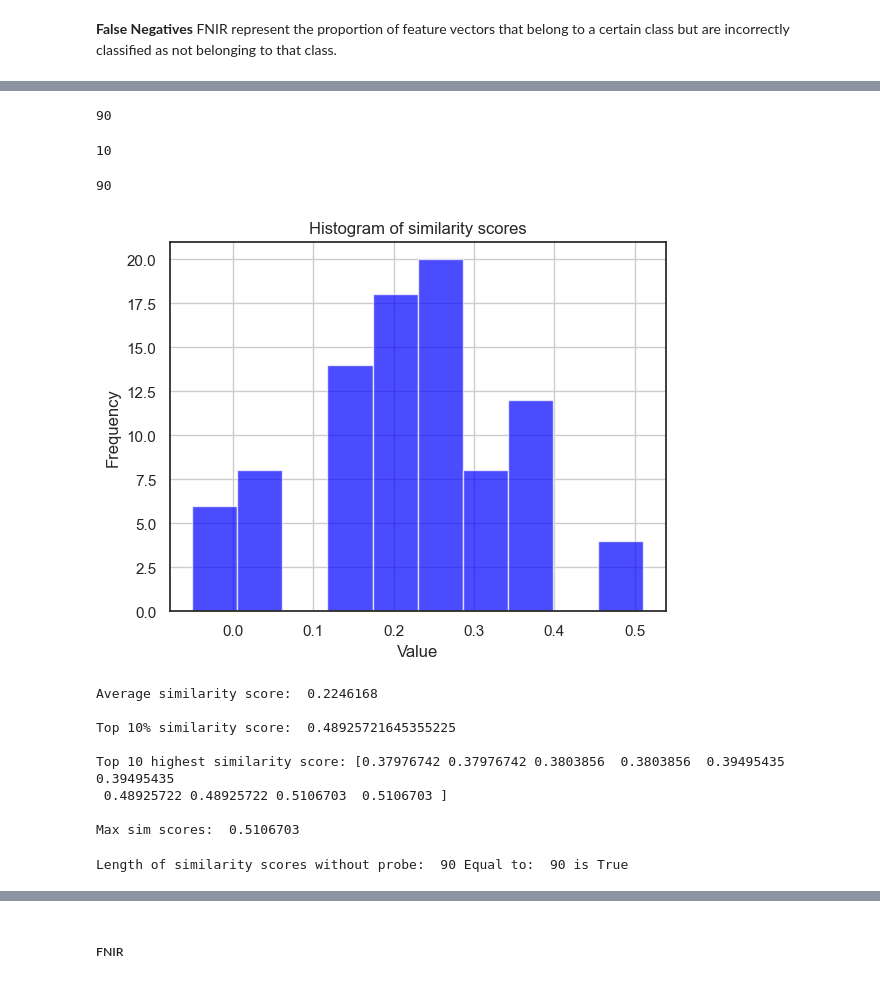
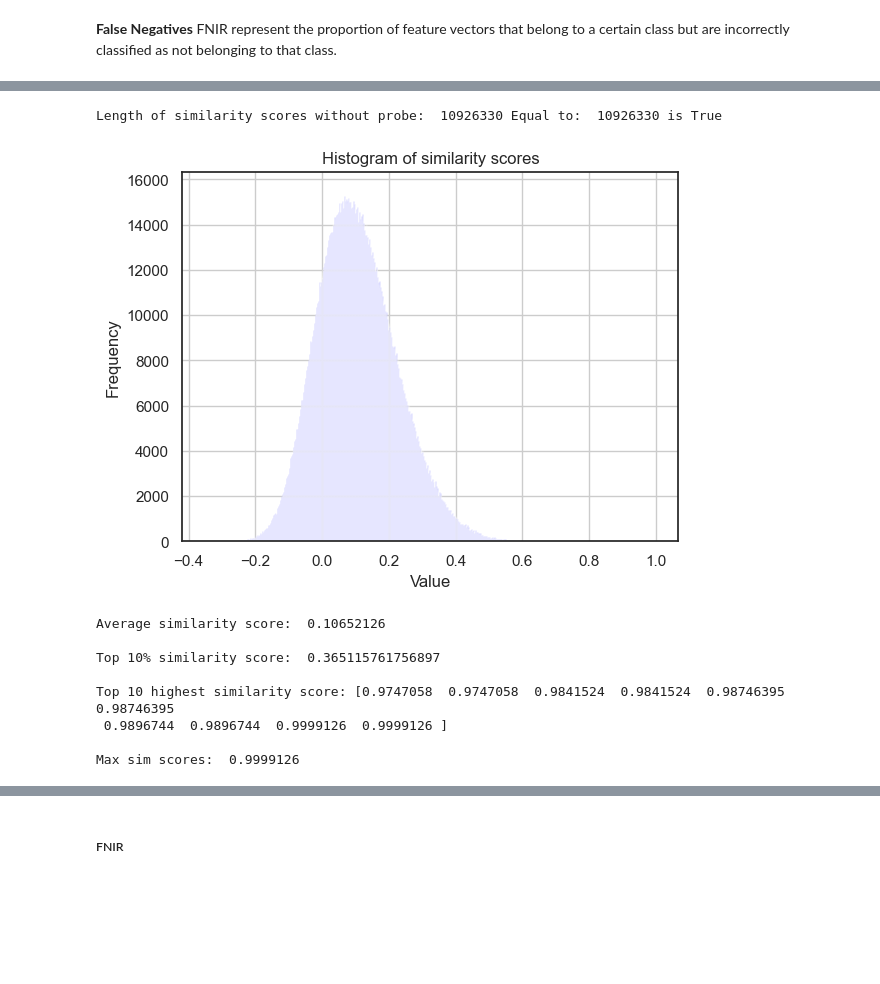
Before and after one commit to Kat-Gabi/Master_Thesis, a Jupyter notebook: notebooks/results_adaface.ipynb, the cells around one changed output, grey strips where cells are left out. Saved outputs shown, nothing was run; the diff lists cells and outputs as text; code cells hidden in the pictures; blank space fills up the shorter version.

```diff
--- a/notebooks/results_adaface.ipynb
+++ b/notebooks/results_adaface.ipynb
@@ -22,6 +25,7 @@ sns.set(style="white")
 # %%
 # File path
-file_path = '/Users/gabriellakierulff/Desktop/HCAI/speciale/Master_Thesis/master_thesis/saved_predictions/image_data_similarity_scores_ylfw.pt'
+#file_path = '/Users/gabriellakierulff/Desktop/HCAI/speciale/Master_Thesis/master_thesis/saved_predictions/image_data_similarity_scores_ylfw.pt'
+file_path = '../master_thesis/saved_predictions/similarity_scores_children_baseline1.pt'
 
 # Load the file
 data = torch.load(file_path)
@@ -83,51 +159,38 @@ tensor([[ 1.0000,  0.5107,  0.3419,  0.0360, -0.0292,  0.1497,  0.1862,  0.1650,
-# %%
-len(sim_scores[sim_scores < 0.9999])
-# %% [output]
-90
-# %%
-len(sim_scores)
-# %% [output]
-10
-# %%
-plot_sims = sim_scores[sim_scores < 0.999].detach().flatten().numpy()
-len(plot_sims)
-# %% [output]
-90
+# %%
+## Data check
+
+
+sim_scores = data["similarity_scores"]
+# E.g. classify all identities as positive if threshold is higher than 90% of all similarity scores
+sims_excluding_probe = sim_scores[sim_scores < 0.999999] # OBs check if more scientific way
+# Check that length of similarity scores are equal to len(sim_scores.flatten)- len(sim_scores)
+print("Length of similarity scores without probe: ", len(sims_excluding_probe), "Equal to: ", len(sim_scores.flatten()) - len(sim_scores),
+      "is",len(sims_excluding_probe) == (len(sim_scores.flatten()) - len(sim_scores)))
+# %% [output]
+Length of similarity scores without probe:  10926330 Equal to:  10926330 is True
 # %%
 # Convert tensor to NumPy array
-plot_sims = sim_scores[sim_scores < 0.999].detach().flatten().numpy() # filter out values equal to 1 #OBS check more scietific way
+plot_sims = sim_scores[sim_scores < 0.999999].detach().flatten().numpy() # filter out values equal to 1 #OBS check more scietific way
 # Plot histogram
-plt.hist(plot_sims, bins=len(sim_scores), color='blue', alpha=0.7)
+plt.hist(plot_sims, bins=len(sim_scores), color='blue', alpha=0.2)
 plt.title('Histogram of similarity scores')
 plt.xlabel('Value')
 plt.ylabel('Frequency')
 plt.grid(True)
 plt.show()
 
 print("Average similarity score: ", np.mean(plot_sims))
 print("\nTop 10% similarity score: ", np.percentile(plot_sims, 97.5))
 print("\nTop 10 highest similarity score:", np.sort(plot_sims)[-10:])
 print("\nMax sim scores: ", np.max(plot_sims))
 # %% [output]
-[figure, old version]
+[figure, new version]
-Average similarity score:  0.2246168
+Average similarity score:  0.10652126
 
-Top 10% similarity score:  0.48925721645355225
+Top 10% similarity score:  0.365115761756897
 
-Top 10 highest similarity score: [0.37976742 0.37976742 0.3803856  0.3803856  0.39495435 0.39495435
- 0.48925722 0.48925722 0.5106703  0.5106703 ]
+Top 10 highest similarity score: [0.9747058  0.9747058  0.9841524  0.9841524  0.98746395 0.98746395
+ 0.9896744  0.9896744  0.9999126  0.9999126 ]
 
-Max sim scores:  0.5106703
+Max sim scores:  0.9999126
-# %%
-## Data
-
-
-sim_scores = data["similarity_scores"][:10,:10]
-# E.g. classify all identities as positive if threshold is higher than 90% of all similarity scores
-sims_excluding_probe = sim_scores[sim_scores < 0.99] # OBs check if more scientific way
-# Check that length of similarity scores are equal to len(sim_scores.flatten)- len(sim_scores)
-print("Length of similarity scores without probe: ", len(sims_excluding_probe), "Equal to: ", len(sim_scores.flatten()) - len(sim_scores),
-      "is",len(sims_excluding_probe) == (len(sim_scores.flatten()) - len(sim_scores)))
-# %% [output]
-Length of similarity scores without probe:  90 Equal to:  90 is True
 # %%
```
Also changed, not shown: parts of 26 cells of this notebook.
